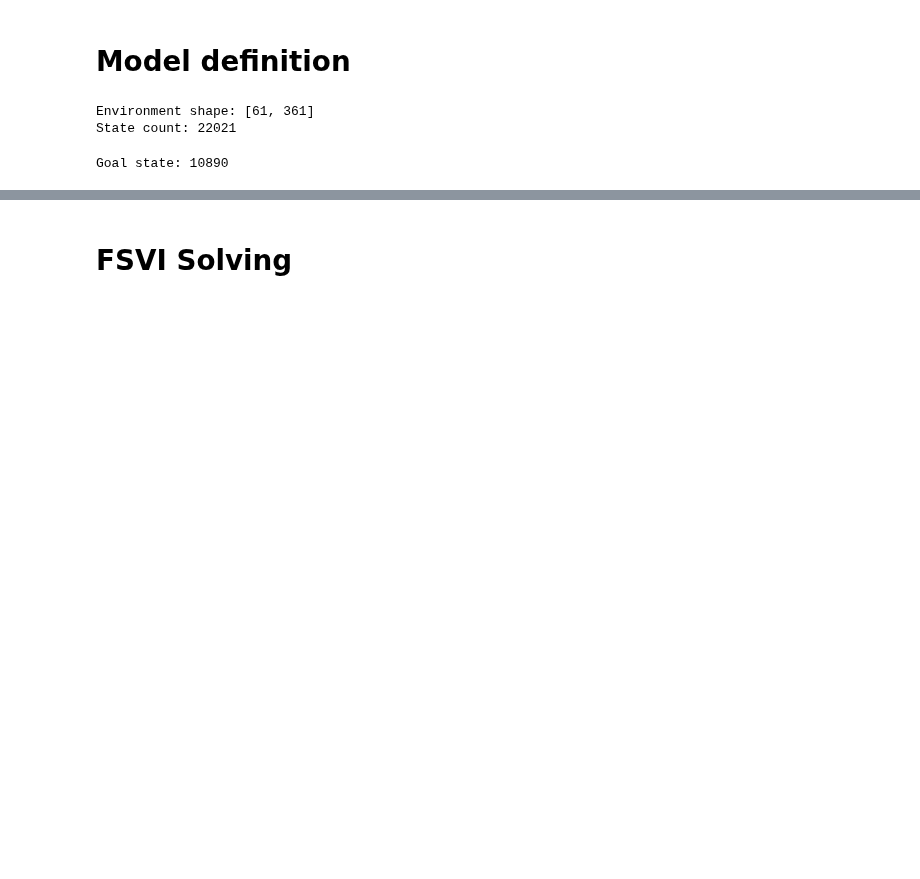
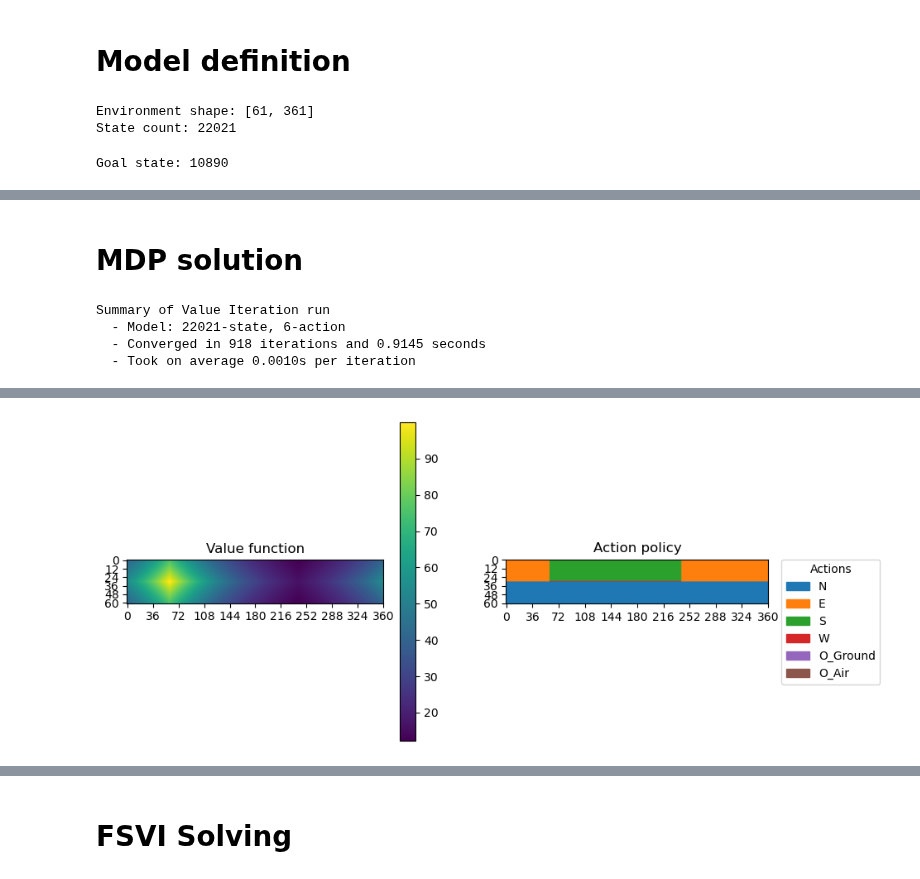
Before and after one commit to PimLb/POMDP_PBVI_Exploration, a Jupyter notebook: Experiments/Olfactory Navigation/Olfactory_Alternation_Paper_Wrap.ipynb, the cells around one changed output, grey strips where cells are left out. Saved outputs shown, nothing was run; the diff lists cells and outputs as text; code cells hidden in the pictures; blank space fills up the shorter version.

```diff
--- a/Experiments/Olfactory Navigation/Olfactory_Alternation_Paper_Wrap.ipynb
+++ b/Experiments/Olfactory Navigation/Olfactory_Alternation_Paper_Wrap.ipynb
@@ -141,2 +168,17 @@ model = Model(
 # %%
 # model.save('Alt_Wrap_GroundAir')
+# %% [markdown]
+# MDP solution
+# %%
+vi_solver = VI_Solver(eps=1e-6)
+mdp_solution, hist = vi_solver.solve(model, use_gpu=True)
+# %%
+print(hist.summary)
+# %% [output]
+Summary of Value Iteration run
+  - Model: 22021-state, 6-action
+  - Converged in 918 iterations and 0.9145 seconds
+  - Took on average 0.0010s per iteration
+# %%
+mdp_solution.plot()
+# %% [output]
@@ -142,0 +187 @@ model = Model(
+[figure, added]
```
Also changed, not shown: parts of 37 cells of this notebook, 3 other files.
